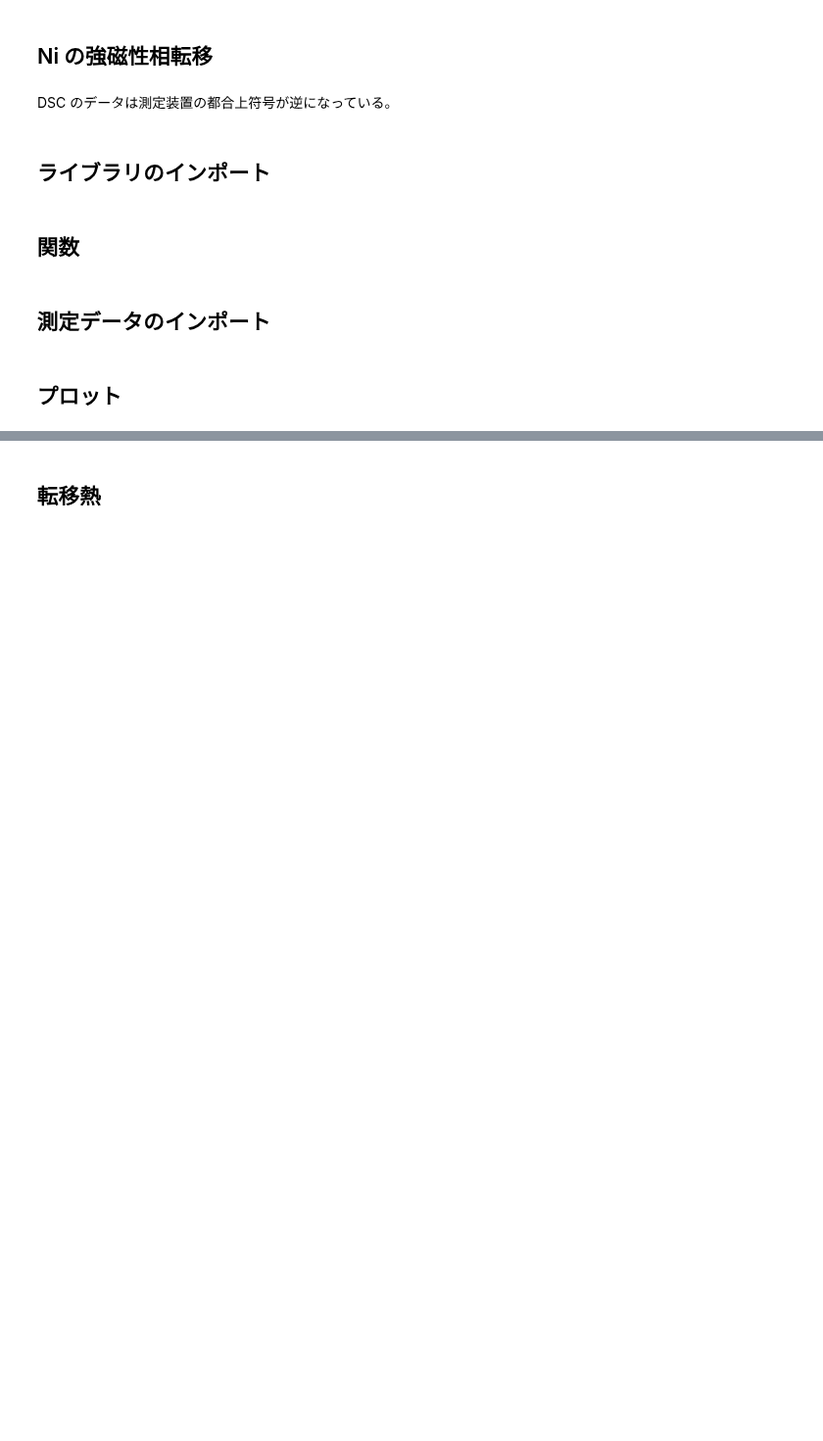
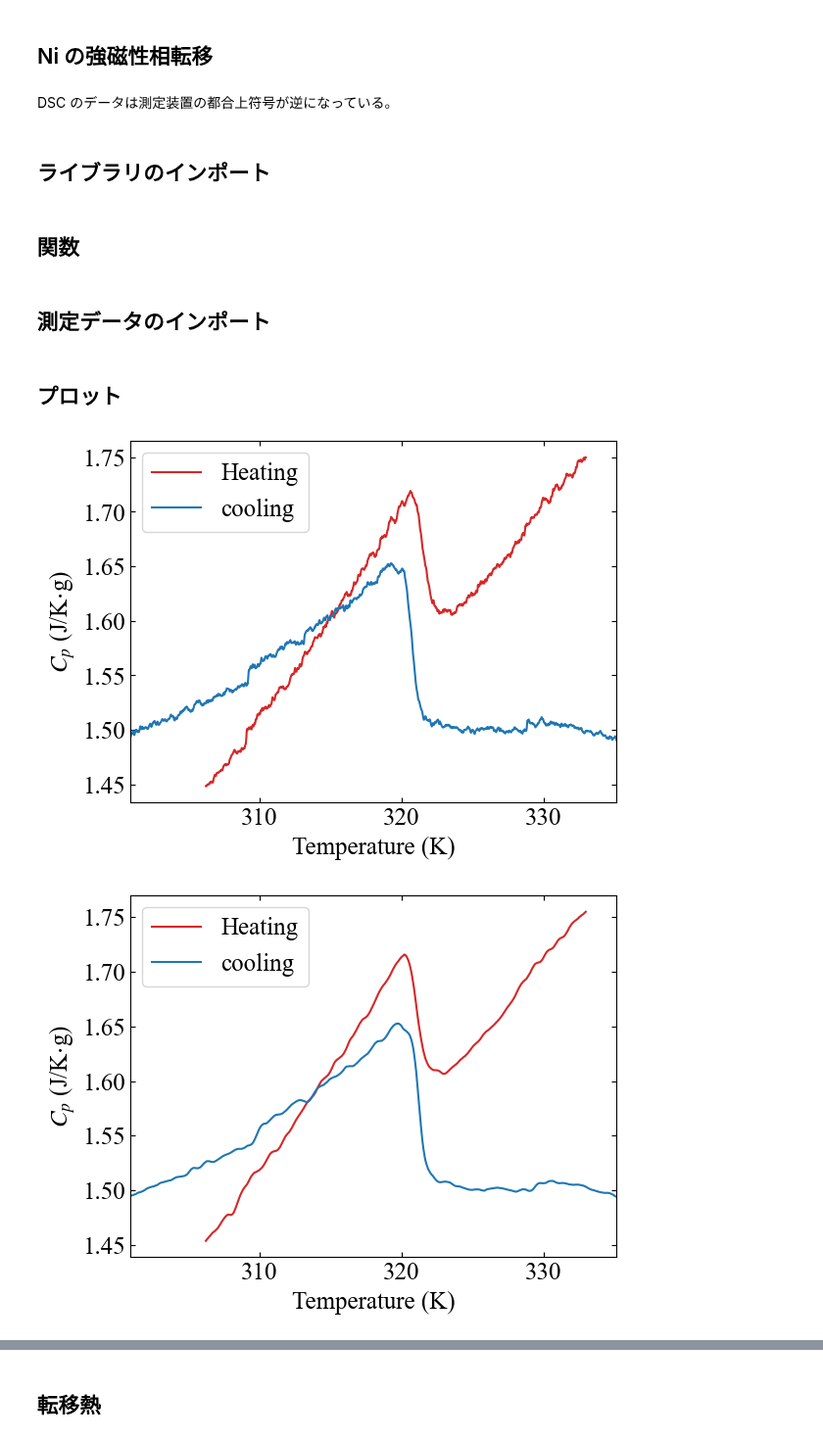
Before and after one commit to xiang-gong3944/----, a Jupyter notebook: 2024_11_08_相転移/data/2024_11_15-TGS.ipynb, the cells around one changed output, grey strips where cells are left out. Shown at 98% size. Saved outputs shown, nothing was run; the diff lists cells and outputs as text; code cells hidden in the pictures; blank space fills up the shorter version.

```diff
--- a/2024_11_08_相転移/data/2024_11_15-TGS.ipynb
+++ b/2024_11_08_相転移/data/2024_11_15-TGS.ipynb
@@ -116,2 +143,34 @@ dSdt = dHdt / Temp
 # %% [markdown]
 ## プロット
+# %%
+for m in [1, 10, 20, 30, 40]:
+    Cp   = Dsc[m*3+1:-6*m+1]/SgFilterDerv(Time,Temp,m)/mass  # J/g・K
+    f = plt.figure()
+    ax1 = f.add_subplot(111)
+    ax1.yaxis.set_ticks_position('both')
+    ax1.xaxis.set_ticks_position('both')
+    plt.rcParams['xtick.direction'] = 'in'
+    plt.rcParams['ytick.direction'] = 'in'
+
+    plt.rcParams['font.size'] = 18
+    plt.rcParams['font.family'] ='Times New Roman'
+    plt.rcParams['mathtext.fontset'] = 'stix'
+
+    xlim = (Temp[8500], Temp[6500])
+    ax1.set_xlim(xlim[0], xlim[1])
+    ylim = (1.45, 1.75)
+    # ax1.set_ylim(ylim[0], ylim[1])
+
+    ax1.set_xlabel("Temperature (K)")
+    ax1.set_ylabel("$C_p$ (J/K$\cdot$g)")
+    ax1.plot(Temp[3000:4650], Cp[3000:4650], label="Heating", color = "tab:red")
+
+    ax1.plot(Temp[6500:8500], Cp[6500:8500], label="cooling", color = "tab:blue")
+
+    ax1.legend()
+
+    plt.show()
+    del f, ax1, xlim, ylim
+# %% [output]
+[figure, added]
+[figure, added]
```
Also changed, not shown: parts of 7 cells of this notebook, 33 other files.
